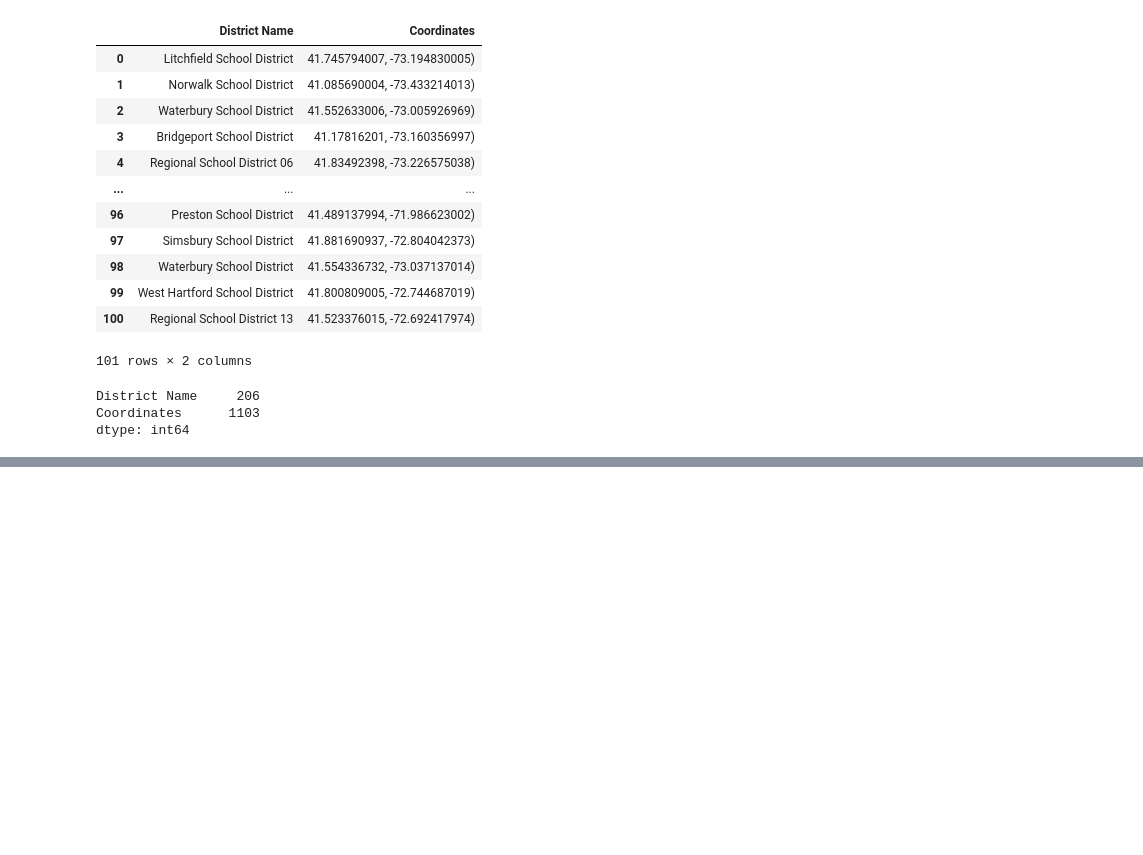
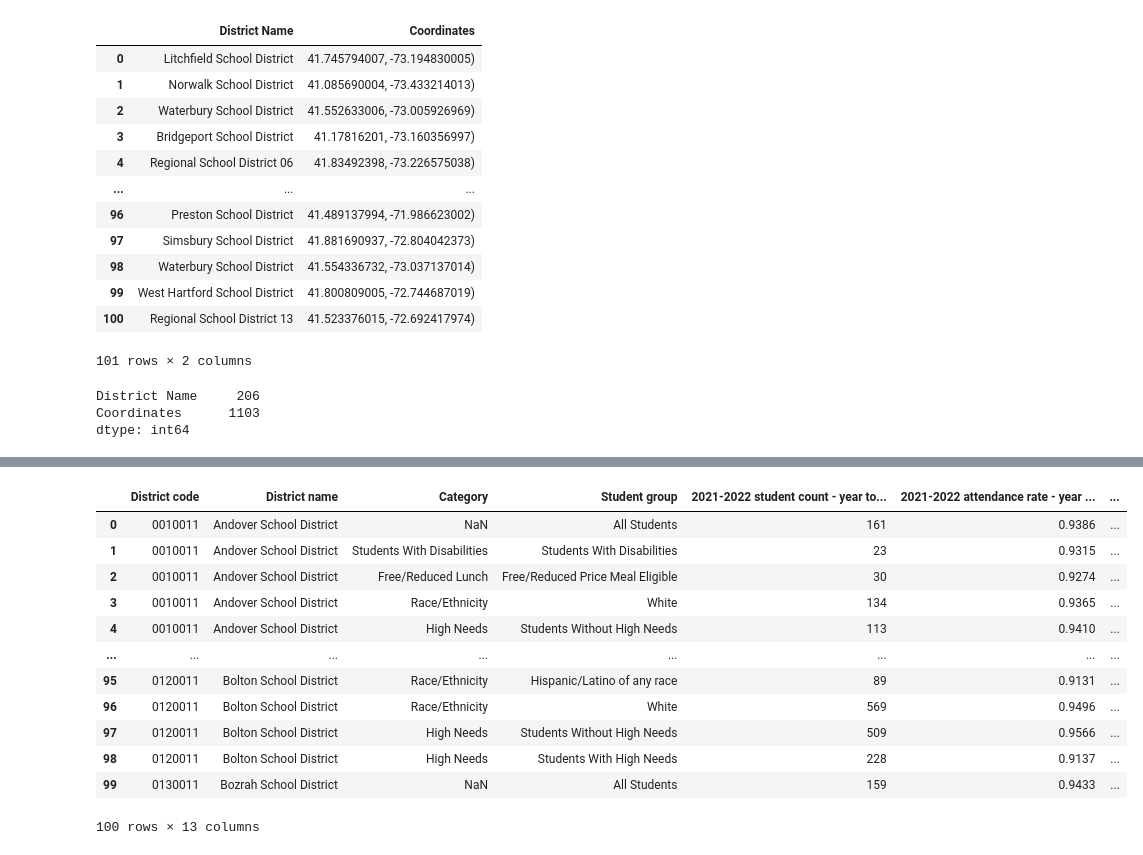
Before and after one commit to dmisiti/project_3_data_visualization, a Jupyter notebook: Untitled.ipynb, the cells around one changed output, grey strips where cells are left out. Drawn from its saved outputs; the diff is of its cells as text; code cells hidden in the pictures; blank space fills up the shorter version.

```diff
--- a/Untitled.ipynb
+++ b/Untitled.ipynb
@@ -135,3 +144,4 @@ dtype: int64
 #organization_df = education_cle_df['Organization Type']
 #organization_C_df= organization_df.drop_duplicates()
 #organization_C_df.head(100)
+District_nameC_df=District_name_df.rename(columns={'District Name':"District name"})
@@ -156,0 +163,2 @@ drop_attendance = ["District code"]
+# %%
+District_nameCl_df=District_nameC_df.drop_duplicates(subset='District name', keep='first')
@@ -157,3 +218,19 @@ drop_attendance = ["District code"]
 # %%
 # Renaming the columns
-attendance_R_df = attendance_df(columns = {'2021-2022 student count - year to date': ,'', '', '',''}
+attendance_R_df = pd.merge(attendance_df, District_nameCl_df, on = 'District name', how = "inner")
+# %%
+attendance_R_df.head(100)
+# %% [output]
+|  | District code | District name | Category | Student group | 2021-2022 student count - year to... | 2021-2022 attendance rate - year ... | ... |
+| 0 | 0010011 | Andover School District | NaN | All Students | 161 | 0.9386 | ... |
+| 1 | 0010011 | Andover School District | Students With Disabilities | Students With Disabilities | 23 | 0.9315 | ... |
+| 2 | 0010011 | Andover School District | Free/Reduced Lunch | Free/Reduced Price Meal Eligible | 30 | 0.9274 | ... |
+| 3 | 0010011 | Andover School District | Race/Ethnicity | White | 134 | 0.9365 | ... |
+| 4 | 0010011 | Andover School District | High Needs | Students Without High Needs | 113 | 0.9410 | ... |
+| ... | ... | ... | ... | ... | ... | ... | ... |
+| 95 | 0120011 | Bolton School District | Race/Ethnicity | Hispanic/Latino of any race | 89 | 0.9131 | ... |
+| 96 | 0120011 | Bolton School District | Race/Ethnicity | White | 569 | 0.9496 | ... |
+| 97 | 0120011 | Bolton School District | High Needs | Students Without High Needs | 509 | 0.9566 | ... |
+| 98 | 0120011 | Bolton School District | High Needs | Students With High Needs | 228 | 0.9137 | ... |
+| 99 | 0130011 | Bozrah School District | NaN | All Students | 159 | 0.9433 | ... |
+100 rows × 13 columns
```
Also changed, not shown: parts of 10 cells of this notebook.
